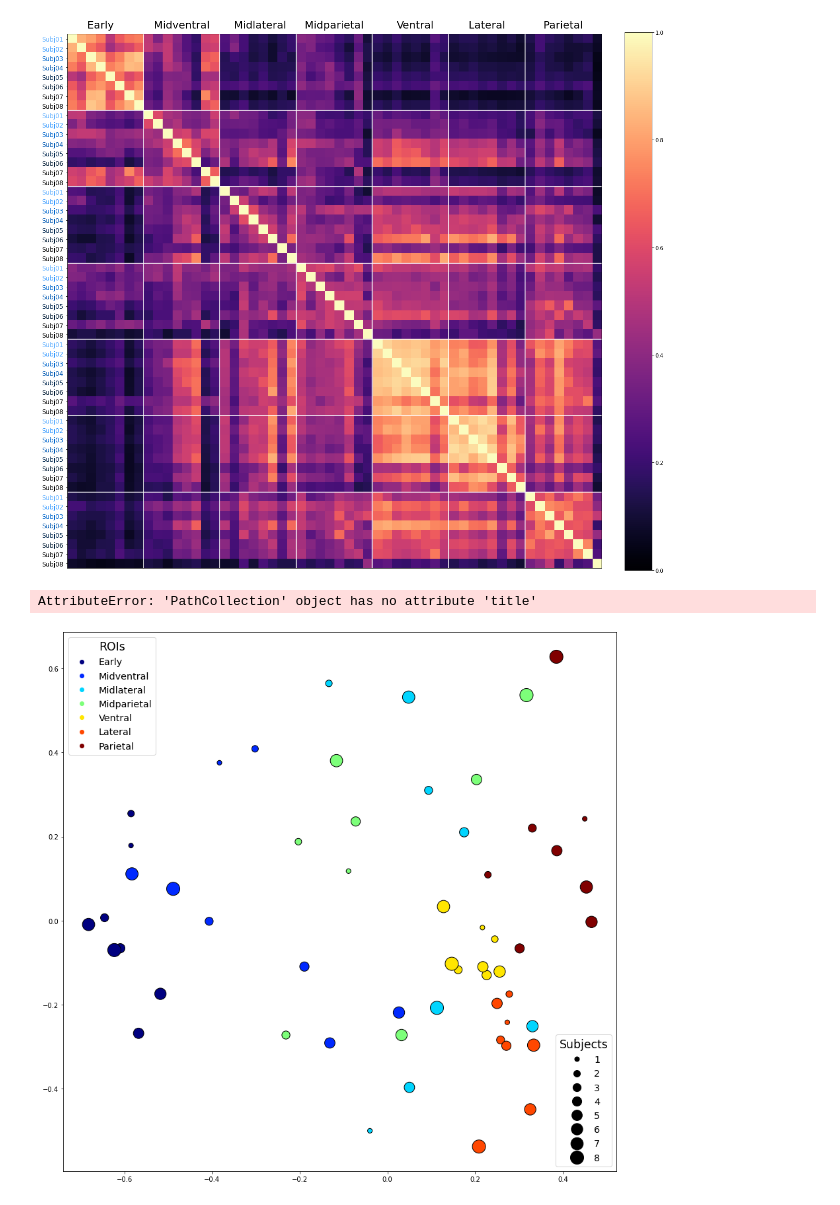
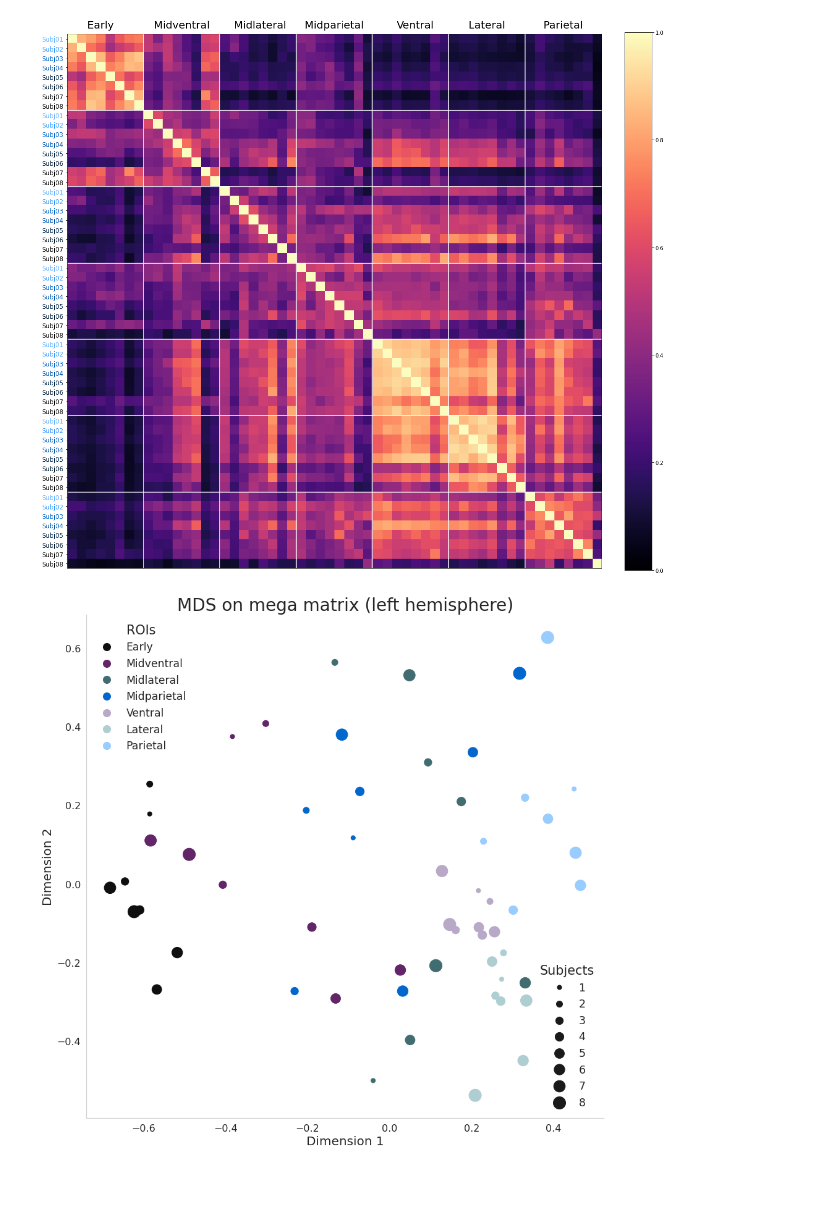
Before and after one commit to dawnfinzi/streams, a Jupyter notebook: notebooks/Mega_matrix_disattentuation_lh.ipynb, the cells around one changed output. Cells and saved outputs as stored; diff of their text form; code cells hidden in the pictures.

Commit message:
make mds plots prettier

```diff
--- a/notebooks/Mega_matrix_disattentuation_lh.ipynb
+++ b/notebooks/Mega_matrix_disattentuation_lh.ipynb
@@ -382,32 +382,63 @@ plt.savefig('../../../results/figures/megaMatrix_voxThresh' + str(int(thresh*100
 # %%
 from sklearn.manifold import MDS
 x, y = MDS(dissimilarity='precomputed').fit_transform(1-mega_matrix_flipped).T
+# %%
+import seaborn as sns
+import matplotlib.font_manager
+
+sns.set(rc={
+             'font.family': 'serif',
+             'font.serif': 'Computer Modern Roman',
+             'axes.axisbelow': False,
+             'axes.edgecolor': 'lightgrey',
+             'axes.facecolor': 'None',
+             'axes.grid': False,
+             'axes.spines.right': False,
+             'axes.spines.top': False,
+             'figure.facecolor': 'white',
+             'patch.edgecolor': 'w',
+             'xtick.bottom': False,
+             'xtick.direction': 'out',
+             'xtick.top': False,
+             'ytick.direction': 'out',
+             'ytick.left': False,
+             'ytick.right': False,
+             'xtick.labelsize': 16,
+             'ytick.labelsize': 16})
 # %%
 fig, ax = plt.subplots(figsize=(15, 15))
 
 s = 50*np.array([[1,2,3,4,5,6,7,8]])
 sizes = np.tile(s, 7)
 
 c = np.array([[1,2,3,4,5,6,7]])
 colors = np.repeat(c, 8)
 
 rois =('Early', 'Midventral', 'Midlateral', 'Midparietal', 'Ventral', 'Lateral', 'Parietal')
 
-scatter = ax.scatter(x, y, c=colors, s=sizes, edgecolors='k',cmap='jet') #'gnuplot2_r'
+presets = ['#0f0f0f' , '#622569', '#416d71', '#0066cc', '#b8a9c9' ,'#aeced0', '#99ccff']
+cmap = matplotlib.colors.LinearSegmentedColormap.from_list("my_colormap",presets)
+
+scatter = ax.scatter(x, y, c=colors, s=sizes, cmap=cmap) #'gnuplot2_r'
 
 legend1 = plt.legend(handles=scatter.legend_elements()[0], labels=rois,
-                     loc="upper left", title="ROIs", title_fontsize = 'xx-large', fontsize='x-large')
+                     loc="upper left", title="ROIs", title_fontsize = 'xx-large', fontsize='x-large',
+                     markerscale = 2, frameon=False)
 ax.add_artist(legend1)
 
 kw = dict(prop="sizes", num=8, color='k', fmt="{x:.0f}",
           func=lambda s: s/50)
 legend2 = ax.legend(*scatter.legend_elements(**kw),
-                    loc="lower right", title="Subjects", title_fontsize = 'xx-large', fontsize='x-large')
+                    loc="lower right", title="Subjects", title_fontsize = 'xx-large',
+                    fontsize='x-large', frameon=False)
 
-scatter.title('MDS on mega matrix (left hemisphere)', fontsize = 20)
+
+ax.set_title('MDS on mega matrix (left hemisphere)', fontsize = 28)
+ax.set_xlabel("Dimension 1", fontsize=20)
+ax.set_ylabel("Dimension 2", fontsize=20)
+
 plt.show()
 
 fig.savefig('../../../results/figures/megaMatrix_voxThresh' + str(int(thresh*100)) + '_MDS_lh.png')
 # %% [output]
-AttributeError: 'PathCollection' object has no attribute 'title'
-[figure, old version]
+[figure, new version]
```
Also changed, not shown: 1 other file.
